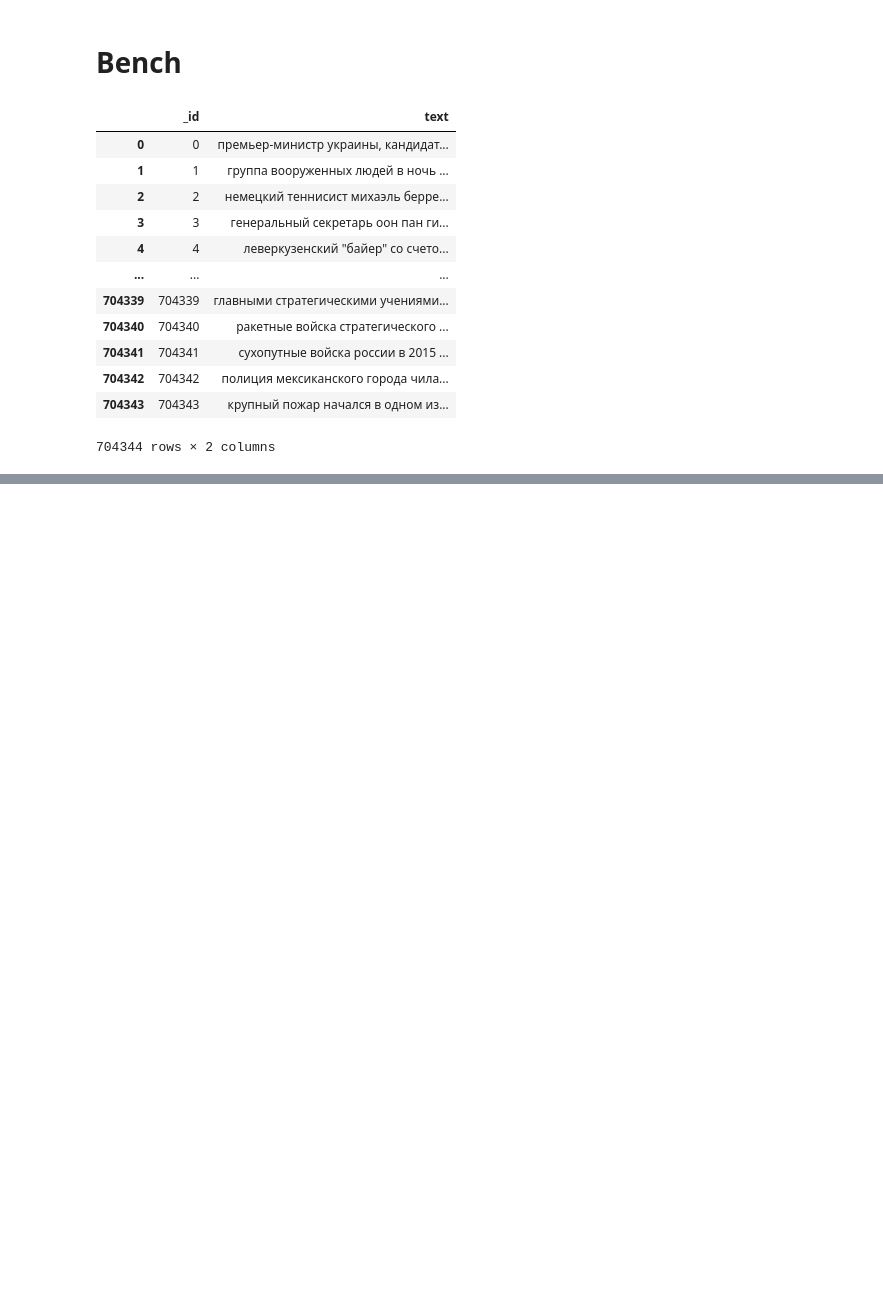
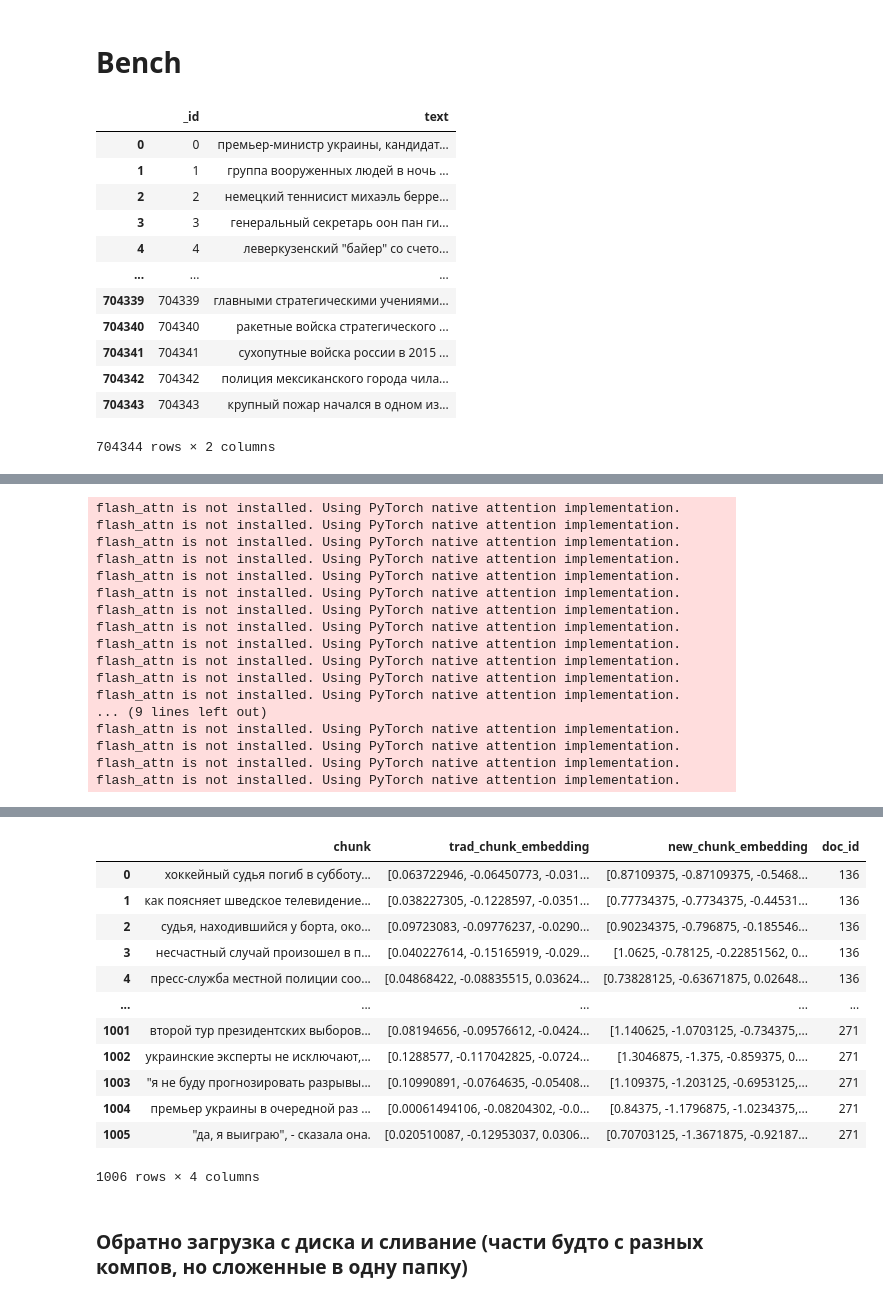
Before and after one commit to NikolaySus/late-chunking-ru, a Jupyter notebook: examples.ipynb, the cells around one changed output, grey strips where cells are left out. Saved outputs shown, nothing was run; the diff lists cells and outputs as text; code cells hidden in the pictures; blank space fills up the shorter version.

```diff
--- a/examples.ipynb
+++ b/examples.ipynb
@@ -110,0 +152,22 @@ def do_ch_emb(calc_chunk):
+# %%
+%%time
+chunks1 = do_ch_emb(chunked_corpus[1])
+chunks1
+# %% [output]
+flash_attn is not installed. Using PyTorch native attention implementation.
+flash_attn is not installed. Using PyTorch native attention implementation.
+flash_attn is not installed. Using PyTorch native attention implementation.
+flash_attn is not installed. Using PyTorch native attention implementation.
+flash_attn is not installed. Using PyTorch native attention implementation.
+flash_attn is not installed. Using PyTorch native attention implementation.
+flash_attn is not installed. Using PyTorch native attention implementation.
+flash_attn is not installed. Using PyTorch native attention implementation.
+flash_attn is not installed. Using PyTorch native attention implementation.
+flash_attn is not installed. Using PyTorch native attention implementation.
+flash_attn is not installed. Using PyTorch native attention implementation.
+flash_attn is not installed. Using PyTorch native attention implementation.
+... (9 lines left out)
+flash_attn is not installed. Using PyTorch native attention implementation.
+flash_attn is not installed. Using PyTorch native attention implementation.
+flash_attn is not installed. Using PyTorch native attention implementation.
+flash_attn is not installed. Using PyTorch native attention implementation.
@@ -110,0 +176,13 @@ def do_ch_emb(calc_chunk):
+|  | chunk | trad_chunk_embedding | new_chunk_embedding | doc_id |
+| 0 | хоккейный судья погиб в субботу... | [0.063722946, -0.06450773, -0.031... | [0.87109375, -0.87109375, -0.5468... | 136 |
+| 1 | как поясняет шведское телевидение... | [0.038227305, -0.1228597, -0.0351... | [0.77734375, -0.7734375, -0.44531... | 136 |
+| 2 | судья, находившийся у борта, око... | [0.09723083, -0.09776237, -0.0290... | [0.90234375, -0.796875, -0.185546... | 136 |
+| 3 | несчастный случай произошел в п... | [0.040227614, -0.15165919, -0.029... | [1.0625, -0.78125, -0.22851562, 0... | 136 |
+| 4 | пресс-служба местной полиции соо... | [0.04868422, -0.08835515, 0.03624... | [0.73828125, -0.63671875, 0.02648... | 136 |
+| ... | ... | ... | ... | ... |
+| 1001 | второй тур президентских выборов... | [0.08194656, -0.09576612, -0.0424... | [1.140625, -1.0703125, -0.734375,... | 271 |
+| 1002 | украинские эксперты не исключают,... | [0.1288577, -0.117042825, -0.0724... | [1.3046875, -1.375, -0.859375, 0.... | 271 |
+| 1003 | "я не буду прогнозировать разрывы... | [0.10990891, -0.0764635, -0.05408... | [1.109375, -1.203125, -0.6953125,... | 271 |
+| 1004 | премьер украины в очередной раз ... | [0.00061494106, -0.08204302, -0.0... | [0.84375, -1.1796875, -1.0234375,... | 271 |
+| 1005 | "да, я выиграю", - сказала она. | [0.020510087, -0.12953037, 0.0306... | [0.70703125, -1.3671875, -0.92187... | 271 |
+1006 rows × 4 columns
@@ -110,0 +193,2 @@ def do_ch_emb(calc_chunk):
+# %% [markdown]
+### Обратно загрузка с диска и сливание (части будто с разных компов, но сложенные в одну папку)
```
Also changed, not shown: parts of 16 cells of this notebook.
